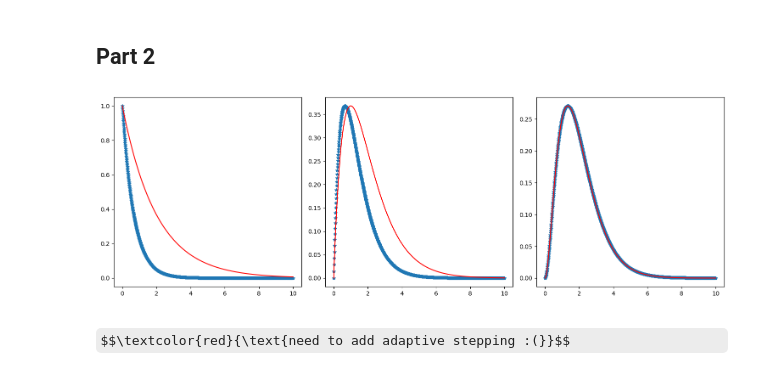
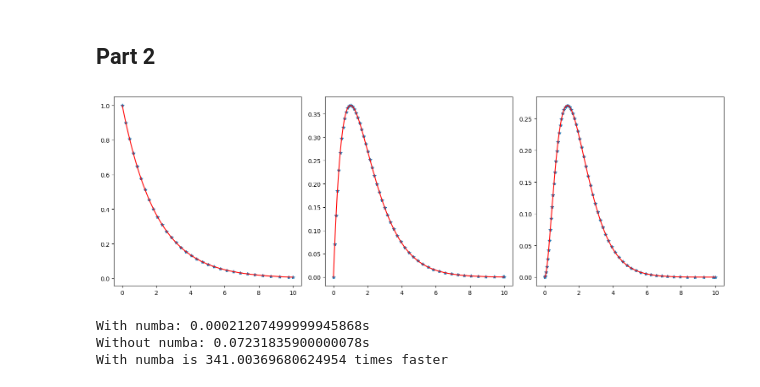
Before and after one commit to simengaasland/MOD510-Projects, a Jupyter notebook: Project 3/Project3_Report.ipynb, the cells around one changed output. Drawn from its saved outputs; the diff is of its cells as text; code cells hidden in the pictures; some formulas as TeX source.

Commit message:
Added adaptive stepping and numba version

```diff
--- a/Project 3/Project3_Report.ipynb
+++ b/Project 3/Project3_Report.ipynb
@@ -95,13 +124,16 @@ class ode_solver:
 # %%
 import matplotlib.pyplot as plt
 import math
+from numba import njit
 
-def cd_0(r, t, n = 3, tau = 2):
+@njit
+def cd_0(r, t, n = 1, tau = 2):
     """ 1 tank"""
     Cin = 0 # input concentration = 0
     return (n/tau)*(Cin - r[0])
 
-def cd_1(r, t, n = 3, tau = 2):
+@njit
+def cd_1(r, t, n = 2, tau = 2):
     """ 2 tanks"""
     Cin = 0 # input concentration = 0
     rp = np.zeros(r.size)
@@ -109,48 +141,68 @@ def cd_1(r, t, n = 3, tau = 2):
     rp[1] = (n/tau)*(r[0] - r[1])
     return rp
 
+@njit
 def cd_2(r, t, n = 3, tau = 2):
     """ 3 tanks"""
     Cin = 0 # input concentration = 0
     rp = np.zeros(r.size)
     rp[0] = (n/tau)*(Cin - r[0])
     rp[1] = (n/tau)*(r[0] - r[1])
     rp[2] = (n/tau)*(r[1]- r[2])
     return rp
 
+@njit
 def c_0(t, tau = 2):
     return np.exp(-t / tau)
 
+@njit
 def c_1(t, tau = 2):
     return (2 * t / tau) * np.exp(-2 * t / tau)
 
+@njit
 def c_2(t, tau = 2):
     return 9* t**2 / (2 * tau**2) * np.exp(-3 * t / tau)
 
-cake = ode_solver(cd_0, 0, 10, 1e-2, [1])
-t, sol = cake.rk4()
-cake1 = ode_solver(cd_1, 0, 10, 1e-2, [1, 0])
-t1, sol1 = cake1.rk4()
-cake2 = ode_solver(cd_2, 0, 10, 1e-2, [1, 0, 0])
-t2, sol2 = cake2.rk4()
+cake = ode_solver(cd_0, 0, 10, 1e-2, [1], 'fast_rk4', 1e-7)
+t, sol = cake.solve()
+cake1 = ode_solver(cd_1, 0, 10, 1e-2, [1, 0], 'fast_rk4', 1e-7)
+t1, sol1 = cake1.solve()
+cake2 = ode_solver(cd_2, 0, 10, 1e-2, [1, 0, 0], 'fast_rk4', 1e-7)
+t2, sol2 = cake2.solve()
 
+ta = np.linspace(0, 10, 1000)
 plt.figure(figsize=(15, 5))
 
 plt.subplot(1, 3, 1)
 plt.plot(t, sol, '*',label = "rk4")
-plt.plot(t, c_0(t), '-',color = 'red', label = "analytical")
+plt.plot(ta, c_0(ta), '-',color = 'red', label = "analytical")
 
 plt.subplot(1, 3, 2)
 plt.plot(t1, sol1[: ,1], '*',label = "rk4")
-plt.plot(t, c_1(t), '-', color = 'red', label = "analytical")
+plt.plot(ta, c_1(ta), '-', color = 'red', label = "analytical")
 
 plt.subplot(1, 3, 3)
 plt.plot(t2, sol2[:, 2], '*',label = "rk4")
-plt.plot(t, c_2(t), '-', color = 'red', label = "analytical")
+plt.plot(ta, c_2(ta), '-', color = 'red', label = "analytical")
 
 plt.tight_layout()
 plt.show()
 # %% [output]
-[figure, old version]
+[figure, new version]
-# %% [markdown]
-$$\textcolor{red}{\text{need to add adaptive stepping :(}}$$
+# %%
+import timeit
+
+number = 100
+cake = ode_solver(cd_2, 0, 10, 1e-3, [1, 0, 0], 'fast_rk4', 1e-7)
+cake2 = ode_solver(cd_2, 0, 10, 1e-3, [1, 0, 0], 'rk4', 1e-7)
+
+t = timeit.timeit(lambda: cake.solve(), number = number) / number
+t2 = timeit.timeit(lambda: cake2.solve(), number = number) / number
+
+print(f"With numba: {t}s")
+print(f"Without numba: {t2}s")
+print(f"With numba is {t2/t} times faster")
+# %% [output]
+With numba: 0.00021207499999945868s
+Without numba: 0.07231835900000078s
+With numba is 341.00369680624954 times faster
```
Also changed, not shown: parts of 1 cell of this notebook, 1 other file.
